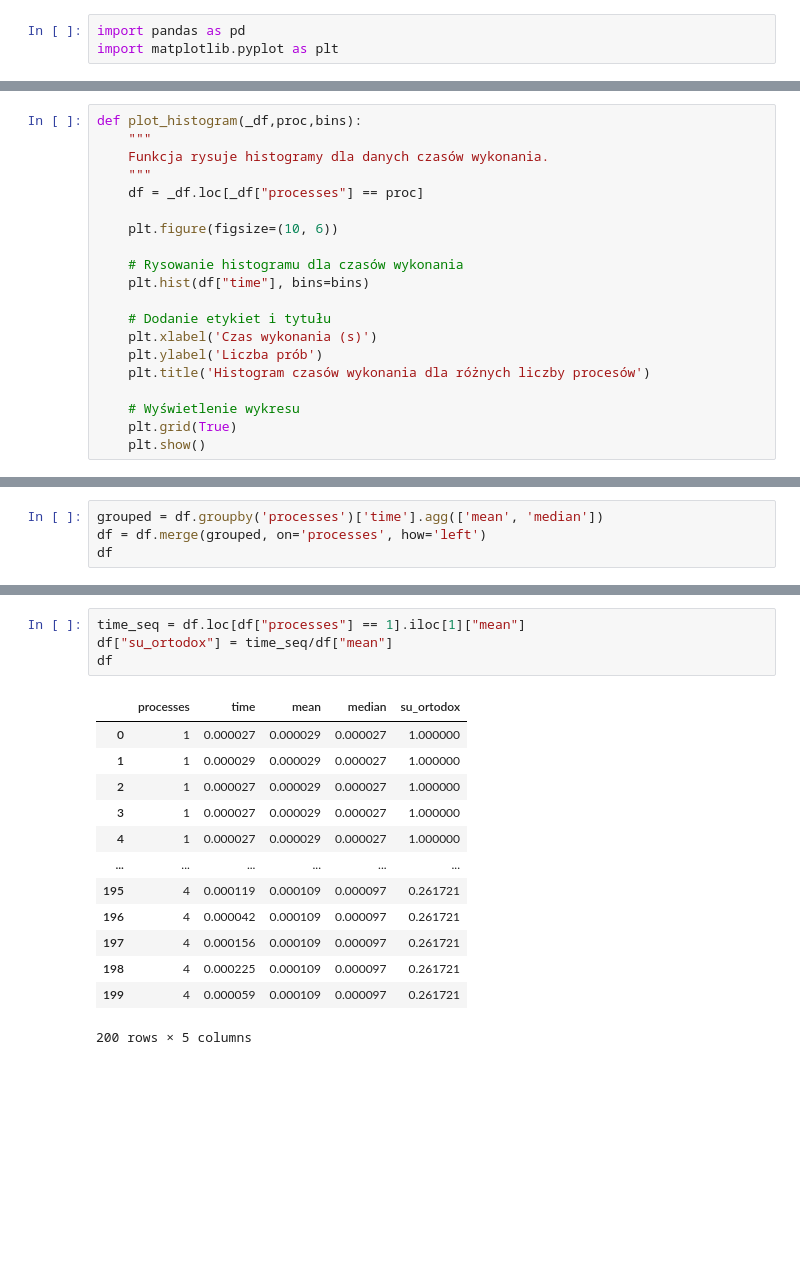
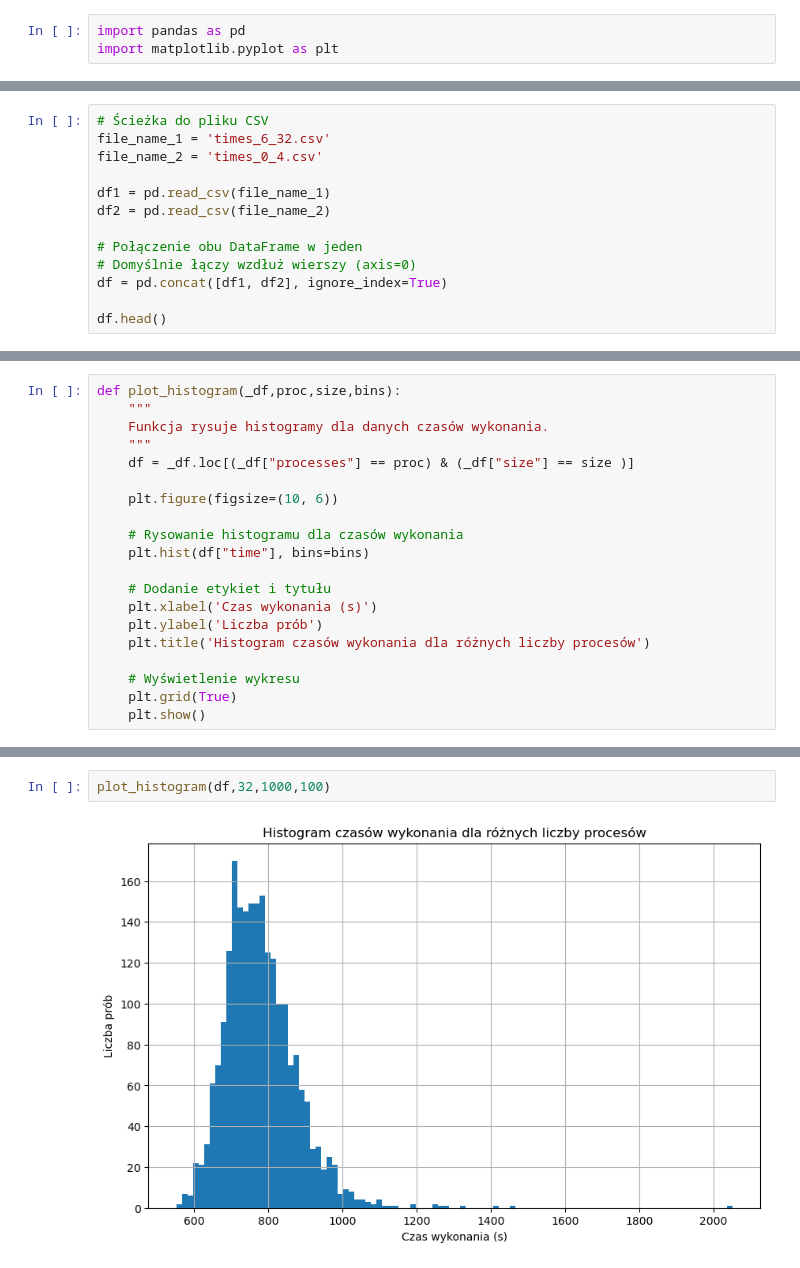
Before and after one commit to qert6g35/OWW, a Jupyter notebook: plots.ipynb, the cells around one changed output, grey strips where cells are left out. Saved outputs shown, nothing was run; the diff lists cells and outputs as text; blank space fills up the shorter version.

```diff
--- a/plots.ipynb
+++ b/plots.ipynb
@@ -18,0 +4,13 @@ df.head()
+# %%
+# Ścieżka do pliku CSV
+file_name_1 = 'times_6_32.csv'
+file_name_2 = 'times_0_4.csv'
+
+df1 = pd.read_csv(file_name_1)
+df2 = pd.read_csv(file_name_2)
+
+# Połączenie obu DataFrame w jeden
+# Domyślnie łączy wzdłuż wierszy (axis=0)
+df = pd.concat([df1, df2], ignore_index=True)
+
+df.head()
@@ -19,9 +24,9 @@ df.head()
 # %%
-def plot_histogram(_df,proc,bins):
+def plot_histogram(_df,proc,size,bins):
     """
     Funkcja rysuje histogramy dla danych czasów wykonania.
     """
-    df = _df.loc[_df["processes"] == proc]
+    df = _df.loc[(_df["processes"] == proc) & (_df["size"] == size )]
 
     plt.figure(figsize=(10, 6))
 
@@ -43,4 +43,0 @@ plot_histogram(df,4,10)
-# %%
-grouped = df.groupby('processes')['time'].agg(['mean', 'median'])
-df = df.merge(grouped, on='processes', how='left')
-df
@@ -61,18 +44,4 @@ df
-# %%
-time_seq = df.loc[df["processes"] == 1].iloc[1]["mean"]
-df["su_ortodox"] = time_seq/df["mean"]
-df
-# %% [output]
-|  | processes | time | mean | median | su_ortodox |
-| 0 | 1 | 0.000027 | 0.000029 | 0.000027 | 1.000000 |
-| 1 | 1 | 0.000029 | 0.000029 | 0.000027 | 1.000000 |
-| 2 | 1 | 0.000027 | 0.000029 | 0.000027 | 1.000000 |
-| 3 | 1 | 0.000027 | 0.000029 | 0.000027 | 1.000000 |
-| 4 | 1 | 0.000027 | 0.000029 | 0.000027 | 1.000000 |
-| ... | ... | ... | ... | ... | ... |
-| 195 | 4 | 0.000119 | 0.000109 | 0.000097 | 0.261721 |
-| 196 | 4 | 0.000042 | 0.000109 | 0.000097 | 0.261721 |
-| 197 | 4 | 0.000156 | 0.000109 | 0.000097 | 0.261721 |
-| 198 | 4 | 0.000225 | 0.000109 | 0.000097 | 0.261721 |
-| 199 | 4 | 0.000059 | 0.000109 | 0.000097 | 0.261721 |
-200 rows × 5 columns
+# %%
+plot_histogram(df,32,1000,100)
+# %% [output]
+[figure, added]
```
Also changed, not shown: parts of 10 cells of this notebook.
